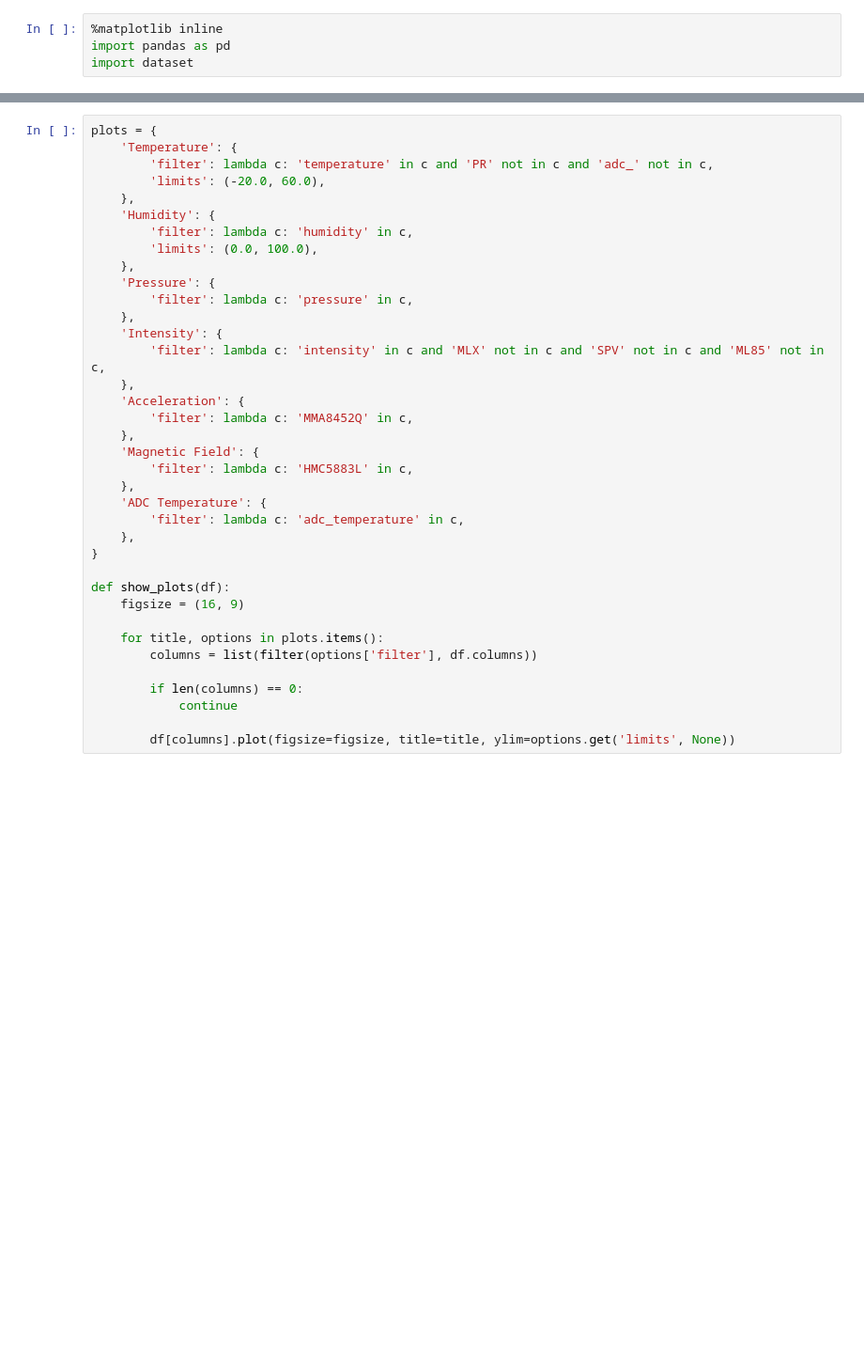
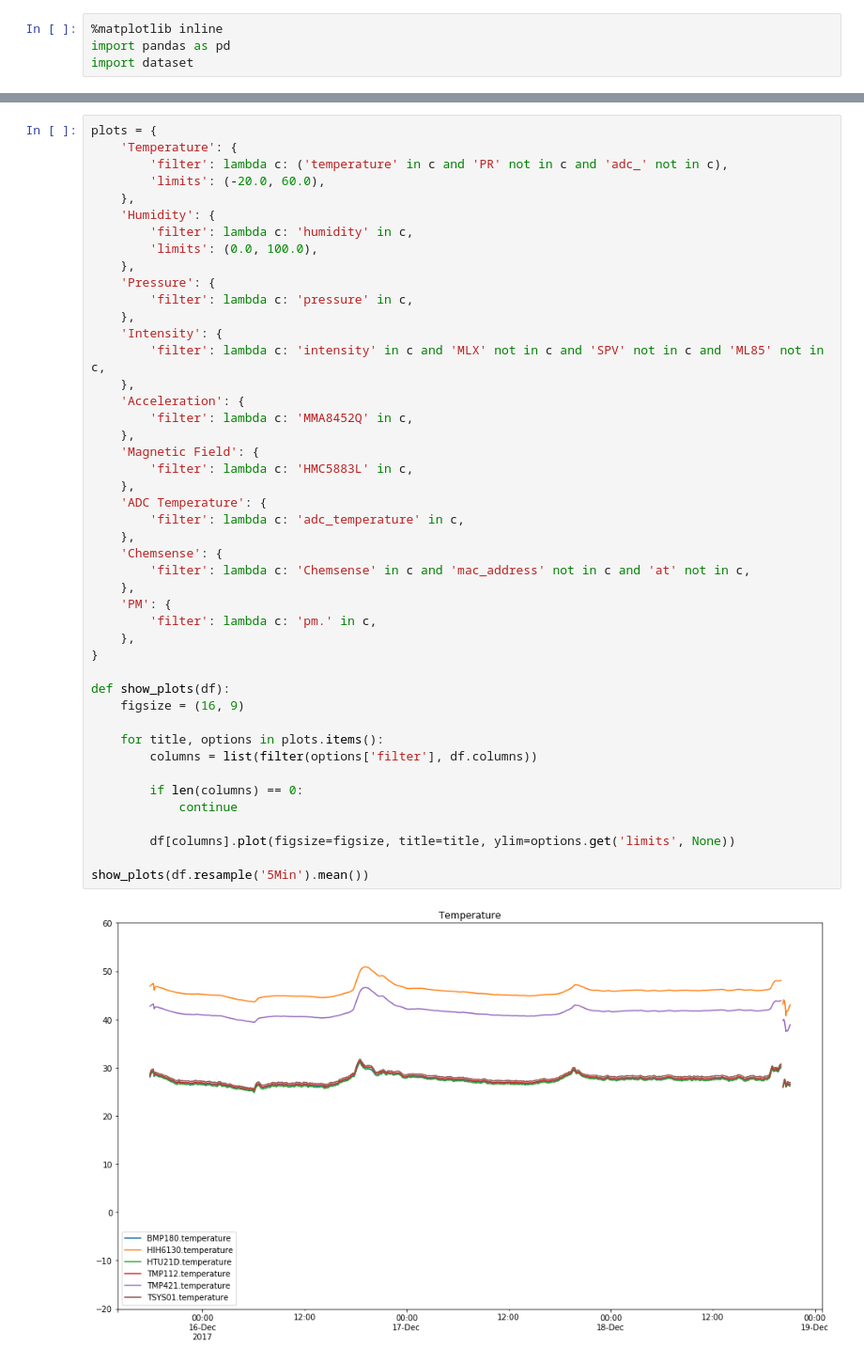
Before and after one commit to seanshahkarami/waggle-notebooks, a Jupyter notebook: Combined Plotting.ipynb, the cells around one changed output, grey strips where cells are left out. Shown at 94% size. Saved outputs shown, nothing was run; the diff lists cells and outputs as text; blank space fills up the shorter version.

```diff
--- a/Combined Plotting.ipynb
+++ b/Combined Plotting.ipynb
@@ -33,37 +32,47 @@ df.head()
 # %%
 plots = {
     'Temperature': {
-        'filter': lambda c: 'temperature' in c and 'PR' not in c and 'adc_' not in c,
+        'filter': lambda c: ('temperature' in c and 'PR' not in c and 'adc_' not in c),
         'limits': (-20.0, 60.0),
     },
     'Humidity': {
         'filter': lambda c: 'humidity' in c,
         'limits': (0.0, 100.0),
     },
     'Pressure': {
         'filter': lambda c: 'pressure' in c,
     },
     'Intensity': {
         'filter': lambda c: 'intensity' in c and 'MLX' not in c and 'SPV' not in c and 'ML85' not in c,
     },
     'Acceleration': {
         'filter': lambda c: 'MMA8452Q' in c,
     },
     'Magnetic Field': {
         'filter': lambda c: 'HMC5883L' in c,
     },
     'ADC Temperature': {
         'filter': lambda c: 'adc_temperature' in c,
     },
+    'Chemsense': {
+        'filter': lambda c: 'Chemsense' in c and 'mac_address' not in c and 'at' not in c,
+    },
+    'PM': {
+        'filter': lambda c: 'pm.' in c,
+    },
 }
 
 def show_plots(df):
     figsize = (16, 9)
 
     for title, options in plots.items():
         columns = list(filter(options['filter'], df.columns))
 
         if len(columns) == 0:
             continue
 
         df[columns].plot(figsize=figsize, title=title, ylim=options.get('limits', None))
+
+show_plots(df.resample('5Min').mean())
+# %% [output]
+[figure, added]
```
Also changed, not shown: parts of 3 cells of this notebook, 1 other file.
